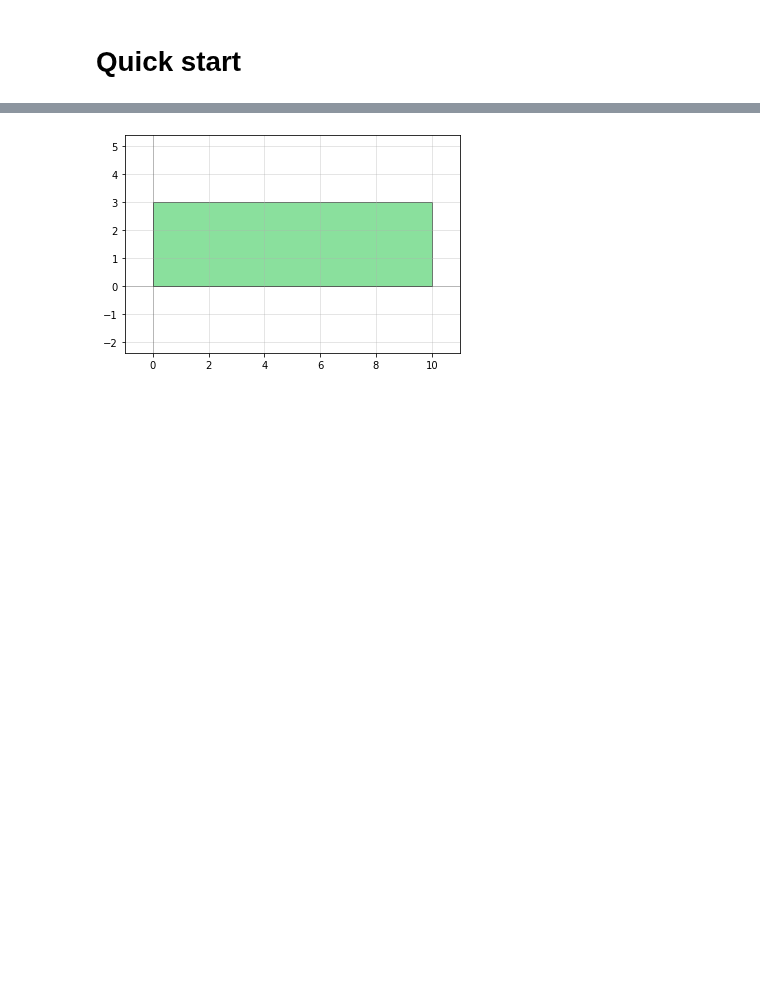
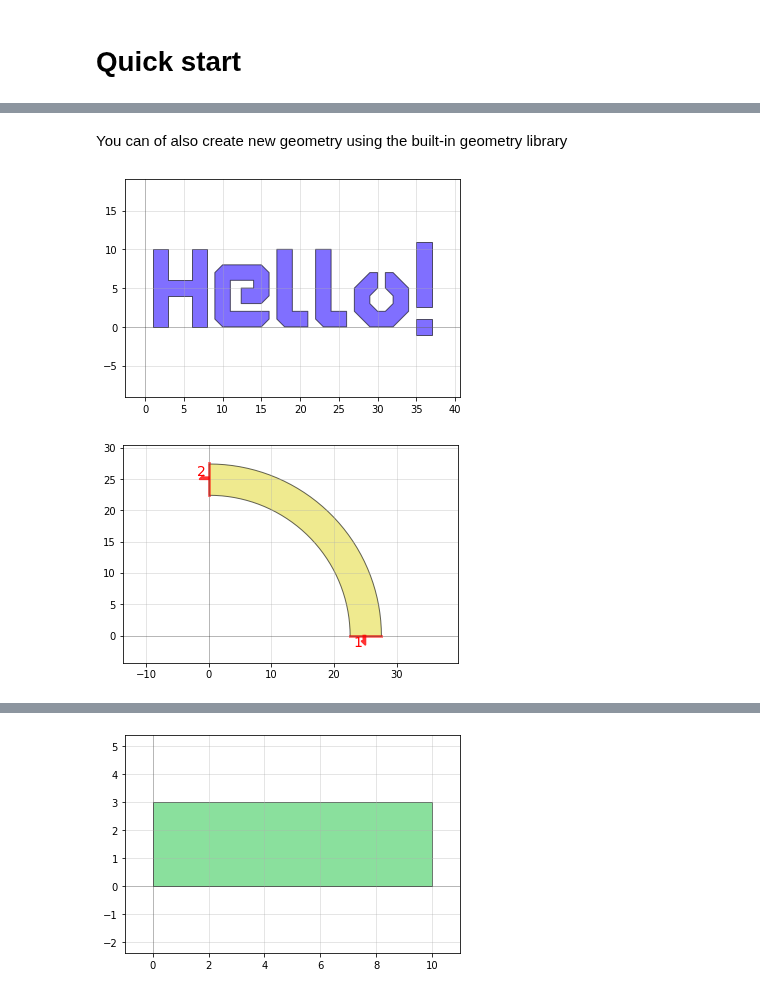
Before and after one commit to amccaugh/phidl, a Jupyter notebook: docs/tutorials/quickstart.ipynb, the cells around one changed output, grey strips where cells are left out. Cells and saved outputs as stored; diff of their text form; code cells hidden in the pictures; blank space fills up the shorter version.

```diff
--- a/docs/tutorials/quickstart.ipynb
+++ b/docs/tutorials/quickstart.ipynb
@@ -8,0 +29,11 @@ Let's start by trying to make a rectangle shape with ports on either end.
+# %% [markdown]
+You can of also create new geometry using the built-in geometry library
+# %%
+T = pg.text('Hello!', layer = 1)
+A = pg.arc(radius = 25, width = 5, theta = 90, layer = 3)
+
+qp(T) # quickplot it!
+qp(A) # quickplot it!
+# %% [output]
+[figure, added]
+[figure, added]
```
Also changed, not shown: parts of 16 cells of this notebook.
